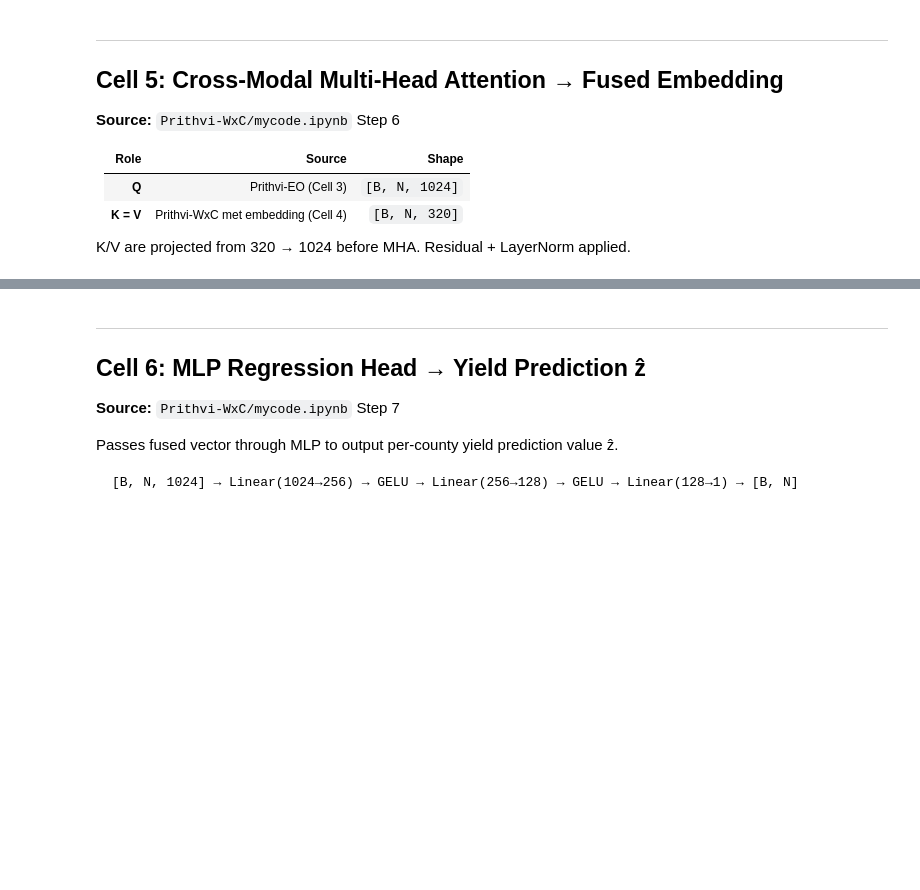
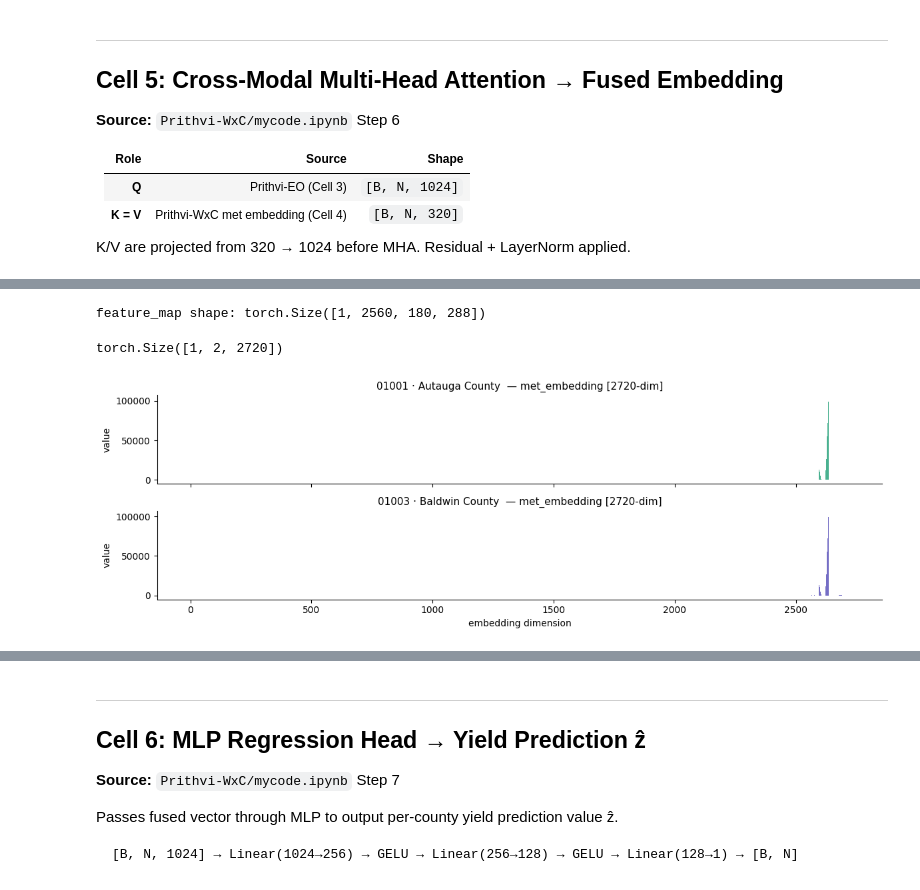
Before and after one commit to okitamisan01/Prithvi_EO_and_WxC, a Jupyter notebook: main.ipynb, the cells around one changed output, grey strips where cells are left out. Drawn from its saved outputs; the diff is of its cells as text; code cells hidden in the pictures; blank space fills up the shorter version.

```diff
--- a/main.ipynb
+++ b/main.ipynb
@@ -711 +756,25 @@ K=V (WxC)       : torch.Size([1, 2, 320])
 Fused embedding : torch.Size([1, 2, 1024])
+# %%
+print(f"feature_map shape: {feature_map.shape}")
+# %% [output]
+feature_map shape: torch.Size([1, 2560, 180, 288])
+# %%
+# met_embeddingの次元を確認
+print(met_embedding.shape)  # [1, 2, 2720] になっているはず
+
+# ── 可視化コードの修正 ──────────────────────────────────
+met = met_embedding[0].detach().cpu().numpy()  # [2, 2720]
+n_dim = met.shape[1]  # 320ではなく実際の次元数を使う
+
+fig, axes = plt.subplots(2, 1, figsize=(12, 4), sharex=True)
+for i, (ax, geoid, name) in enumerate(zip(axes, RESOLVED_GEOIDS, df_target["NAME"].tolist())):
+    ax.bar(range(n_dim), met[i], color=["#1D9E75","#534AB7"][i], width=1.0, alpha=0.8)
+    ax.set_ylabel("value")
+    ax.set_title(f"{geoid} · {name}  — met_embedding [{n_dim}-dim]", fontsize=11)
+    ax.spines[["top","right"]].set_visible(False)
+axes[-1].set_xlabel("embedding dimension")
+plt.tight_layout()
+plt.show()
+# %% [output]
+torch.Size([1, 2, 2720])
+[figure, added]
```
Also changed, not shown: parts of 7 cells of this notebook.
